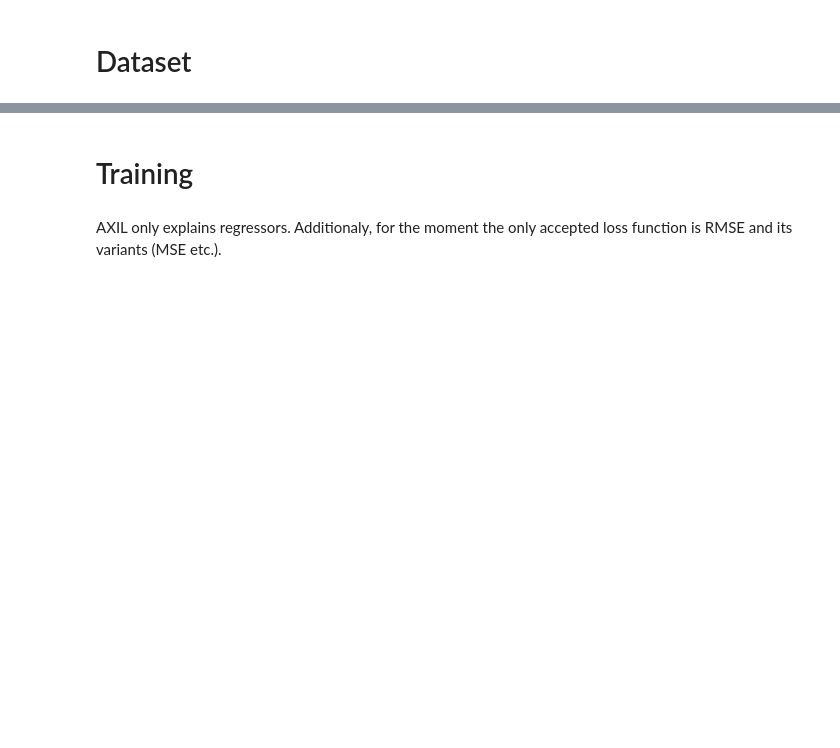
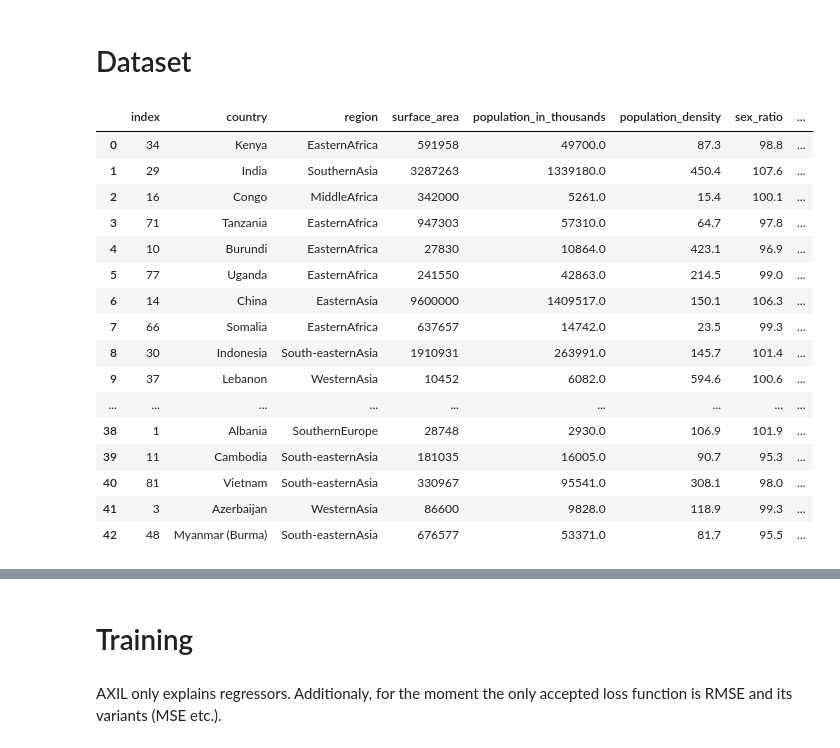
Before and after one commit to krzjoa/scikit-gbm, a Jupyter notebook: examples/3_axil.ipynb, the cells around one changed output, grey strips where cells are left out. Saved outputs shown, nothing was run; the diff lists cells and outputs as text; code cells hidden in the pictures; blank space fills up the shorter version.

```diff
--- a/examples/3_axil.ipynb
+++ b/examples/3_axil.ipynb
@@ -17,7 +17,7 @@ from skgbm.xai import AXIL
 #X_train, X_test, y_train, y_test = train_test_split(X, y)
 # %%
 # https://www.kaggle.com/datasets/sudalairajkumar/undata-country-profiles
-df = pd.read_csv('archive/country_profile_variables.csv')
+df = pd.read_csv('archive/kiva_country_profile_variables.csv')
 # %%
 # https://medium.com/@chaimgluck1/working-with-pandas-fixing-messy-column-names-42a54a6659cd
 df.columns = \
@@ -28,3 +28,7 @@ df.columns = \
         .str.replace(',', '') \
         .str.replace('.', '') \
         .str.replace(':', '')
+# %%
+df = df.replace({'~0': '0', '\.\.\.': np.nan}, regex=True)
+df = df.iloc[:, :14]
+df.iloc[:, 3:14] = df.iloc[:, 3:14].convert_dtypes(convert_string=True).astype(float)
@@ -31,2 +41,22 @@ df.columns = \
+# %%
+df_medium
+# %% [output]
+|  | index | country | region | surface_area | population_in_thousands | population_density | sex_ratio | ... |
+| 0 | 34 | Kenya | EasternAfrica | 591958 | 49700.0 | 87.3 | 98.8 | ... |
+| 1 | 29 | India | SouthernAsia | 3287263 | 1339180.0 | 450.4 | 107.6 | ... |
+| 2 | 16 | Congo | MiddleAfrica | 342000 | 5261.0 | 15.4 | 100.1 | ... |
+| 3 | 71 | Tanzania | EasternAfrica | 947303 | 57310.0 | 64.7 | 97.8 | ... |
+| 4 | 10 | Burundi | EasternAfrica | 27830 | 10864.0 | 423.1 | 96.9 | ... |
+| 5 | 77 | Uganda | EasternAfrica | 241550 | 42863.0 | 214.5 | 99.0 | ... |
+| 6 | 14 | China | EasternAsia | 9600000 | 1409517.0 | 150.1 | 106.3 | ... |
+| 7 | 66 | Somalia | EasternAfrica | 637657 | 14742.0 | 23.5 | 99.3 | ... |
+| 8 | 30 | Indonesia | South-easternAsia | 1910931 | 263991.0 | 145.7 | 101.4 | ... |
+| 9 | 37 | Lebanon | WesternAsia | 10452 | 6082.0 | 594.6 | 100.6 | ... |
+| ... | ... | ... | ... | ... | ... | ... | ... | ... |
+| 38 | 1 | Albania | SouthernEurope | 28748 | 2930.0 | 106.9 | 101.9 | ... |
+| 39 | 11 | Cambodia | South-easternAsia | 181035 | 16005.0 | 90.7 | 95.3 | ... |
+| 40 | 81 | Vietnam | South-easternAsia | 330967 | 95541.0 | 308.1 | 98.0 | ... |
+| 41 | 3 | Azerbaijan | WesternAsia | 86600 | 9828.0 | 118.9 | 99.3 | ... |
+| 42 | 48 | Myanmar (Burma) | South-easternAsia | 676577 | 53371.0 | 81.7 | 95.5 | ... |
 # %%
 TARGET = 'gdp_gross_domestic_product'
```
Also changed, not shown: parts of 17 cells of this notebook, 7 other files.
